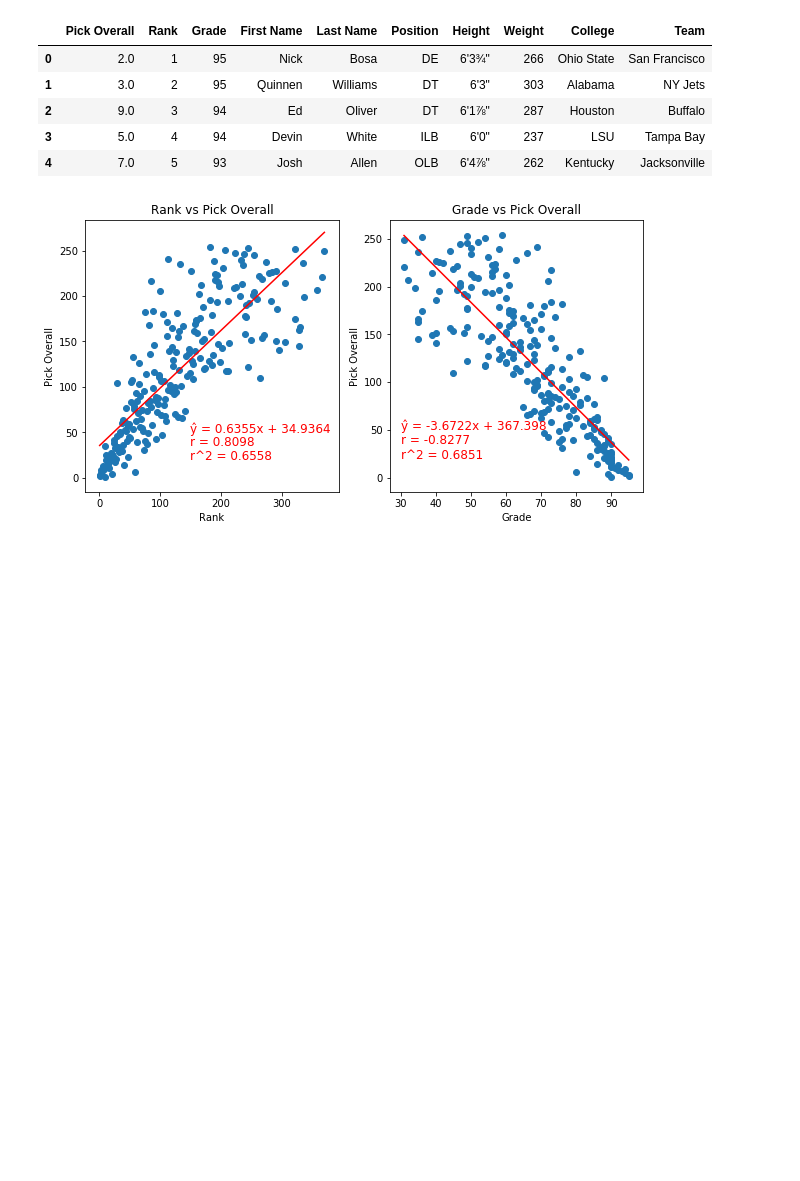
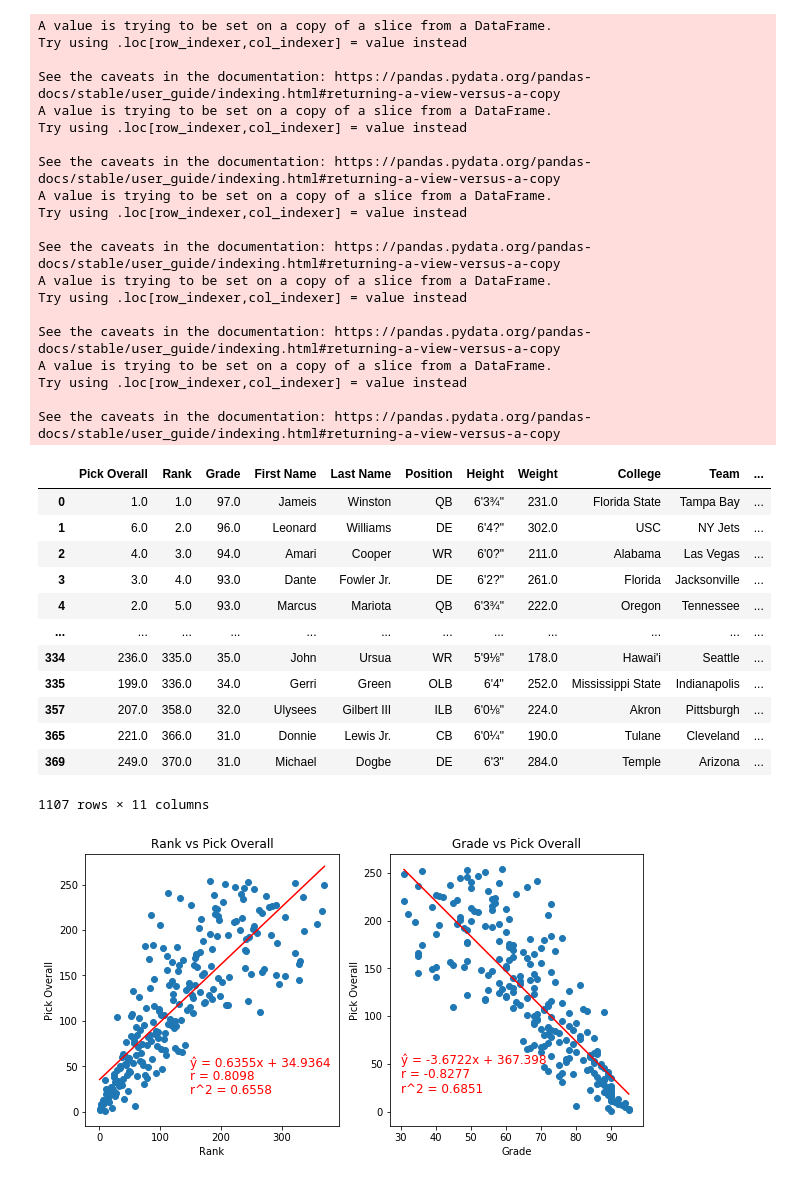
Before and after one commit to walshja03/NFLDraftAnalysis, a Jupyter notebook: RankVsDraft.ipynb, the cells around one changed output. Drawn from its saved outputs; the diff is of its cells as text; code cells hidden in the pictures; blank space fills up the shorter version.

```diff
--- a/RankVsDraft.ipynb
+++ b/RankVsDraft.ipynb
@@ -1,39 +1,95 @@
 # %%
 import pandas as pd
 import seaborn as sns
 import scipy.stats as st
 import matplotlib.pyplot as plt
 import statsmodels.api as sm
 import sys
 
 d2020= pd.read_csv("DraftResultsData/2020draft.csv")
 
 #Create list to store players names for cleaning up
 split_player = d2020["Player"]
 #Split out and store the name of the player
 players=[i.split("\\")[0] for i in split_player]
 #Split out and store first and last names
 fname = [i.split(maxsplit = 1)[0] for i in players]
 lname = [i.split(maxsplit = 1)[1] for i in players]
 #Add first and last name columns
 d2020["First Name"]=fname
 d2020["Last Name"]=lname
 
 #Create new df in the format desired
 d2020c = d2020[["Rnd","Pick","Tm","First Name","Last Name","Pos","Age","College/Univ"]]
 
 #Import data from 2019 draft
 d2019= pd.read_csv("DraftResultsData/2019Draft_Rank.csv")
 #Create df that only includes players drafted
 drafted2019 = d2019.dropna()
-drafted2019.head()
+drafted2019["Year"]="2019"
+
+#Import data from 2018 draft
+d2018= pd.read_csv("DraftResultsData/2018Draft_Rank.csv",encoding = 'ISO-8859-1')
+#Create df that only includes players drafted
+drafted2018 = d2018.dropna()
+drafted2018["Year"]="2018"
+
+#Import data from 2017 draft
+d2017= pd.read_csv("DraftResultsData/2017Draft_Rank.csv",encoding = 'ISO-8859-1')
+#Create df that only includes players drafted
+drafted2017 = d2017.dropna()
+drafted2017["Year"]="2017"
+
+#Import data from 2016 draft
+d2016= pd.read_csv("DraftResultsData/2016Draft_Rank.csv",encoding = 'ISO-8859-1')
+#Create df that only includes players drafted
+drafted2016 = d2016.dropna()
+drafted2016["Year"]="2016"
+
+#Import data from 2015 draft
+d2015= pd.read_csv("DraftResultsData/2015Draft_Rank.csv",encoding = 'ISO-8859-1')
+#Create df that only includes players drafted
+drafted2015 = d2015.dropna()
+drafted2015["Year"]="2015"
+drafted2015.head()
+
+frames = [drafted2015,drafted2016,drafted2017,drafted2018,drafted2019]
+drafts15to19=pd.concat(frames)
+drafts15to19
 # %% [output]
+A value is trying to be set on a copy of a slice from a DataFrame.
+Try using .loc[row_indexer,col_indexer] = value instead
+
+See the caveats in the documentation: https://pandas.pydata.org/pandas-docs/stable/user_guide/indexing.html#returning-a-view-versus-a-copy
+A value is trying to be set on a copy of a slice from a DataFrame.
+Try using .loc[row_indexer,col_indexer] = value instead
+
+See the caveats in the documentation: https://pandas.pydata.org/pandas-docs/stable/user_guide/indexing.html#returning-a-view-versus-a-copy
+A value is trying to be set on a copy of a slice from a DataFrame.
+Try using .loc[row_indexer,col_indexer] = value instead
+
+See the caveats in the documentation: https://pandas.pydata.org/pandas-docs/stable/user_guide/indexing.html#returning-a-view-versus-a-copy
+A value is trying to be set on a copy of a slice from a DataFrame.
+Try using .loc[row_indexer,col_indexer] = value instead
+
+See the caveats in the documentation: https://pandas.pydata.org/pandas-docs/stable/user_guide/indexing.html#returning-a-view-versus-a-copy
+A value is trying to be set on a copy of a slice from a DataFrame.
+Try using .loc[row_indexer,col_indexer] = value instead
+
+See the caveats in the documentation: https://pandas.pydata.org/pandas-docs/stable/user_guide/indexing.html#returning-a-view-versus-a-copy
-|  | Pick Overall | Rank | Grade | First Name | Last Name | Position | Height | Weight | College | Team |
-| 0 | 2.0 | 1 | 95 | Nick | Bosa | DE | 6'3¾" | 266 | Ohio State | San Francisco |
-| 1 | 3.0 | 2 | 95 | Quinnen | Williams | DT | 6'3" | 303 | Alabama | NY Jets |
-| 2 | 9.0 | 3 | 94 | Ed | Oliver | DT | 6'1⅞" | 287 | Houston | Buffalo |
-| 3 | 5.0 | 4 | 94 | Devin | White | ILB | 6'0" | 237 | LSU | Tampa Bay |
-| 4 | 7.0 | 5 | 93 | Josh | Allen | OLB | 6'4⅞" | 262 | Kentucky | Jacksonville |
+|  | Pick Overall | Rank | Grade | First Name | Last Name | Position | Height | Weight | College | Team | ... |
+| 0 | 1.0 | 1.0 | 97.0 | Jameis | Winston | QB | 6'3¾" | 231.0 | Florida State | Tampa Bay | ... |
+| 1 | 6.0 | 2.0 | 96.0 | Leonard | Williams | DE | 6'4?" | 302.0 | USC | NY Jets | ... |
+| 2 | 4.0 | 3.0 | 94.0 | Amari | Cooper | WR | 6'0?" | 211.0 | Alabama | Las Vegas | ... |
+| 3 | 3.0 | 4.0 | 93.0 | Dante | Fowler Jr. | DE | 6'2?" | 261.0 | Florida | Jacksonville | ... |
+| 4 | 2.0 | 5.0 | 93.0 | Marcus | Mariota | QB | 6'3¾" | 222.0 | Oregon | Tennessee | ... |
+| ... | ... | ... | ... | ... | ... | ... | ... | ... | ... | ... | ... |
+| 334 | 236.0 | 335.0 | 35.0 | John | Ursua | WR | 5'9⅛" | 178.0 | Hawai'i | Seattle | ... |
+| 335 | 199.0 | 336.0 | 34.0 | Gerri | Green | OLB | 6'4" | 252.0 | Mississippi State | Indianapolis | ... |
+| 357 | 207.0 | 358.0 | 32.0 | Ulysees | Gilbert III | ILB | 6'0⅛" | 224.0 | Akron | Pittsburgh | ... |
+| 365 | 221.0 | 366.0 | 31.0 | Donnie | Lewis Jr. | CB | 6'0¼" | 190.0 | Tulane | Cleveland | ... |
+| 369 | 249.0 | 370.0 | 31.0 | Michael | Dogbe | DE | 6'3" | 284.0 | Temple | Arizona | ... |
+1107 rows × 11 columns
 # %%
 #Generate Scatter Plot, Regression Line, r, r^2 of Rank vs Pick Overall
 def linregsingle(df,x_values,y_values,ex,ey):
```
Also changed, not shown: parts of 12 cells of this notebook, 4 other files.
